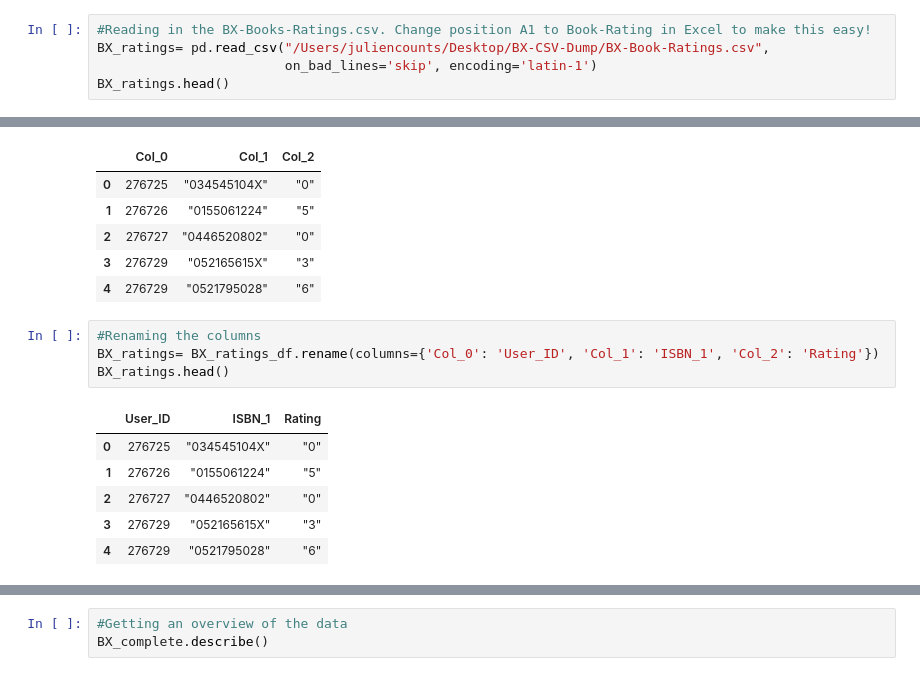
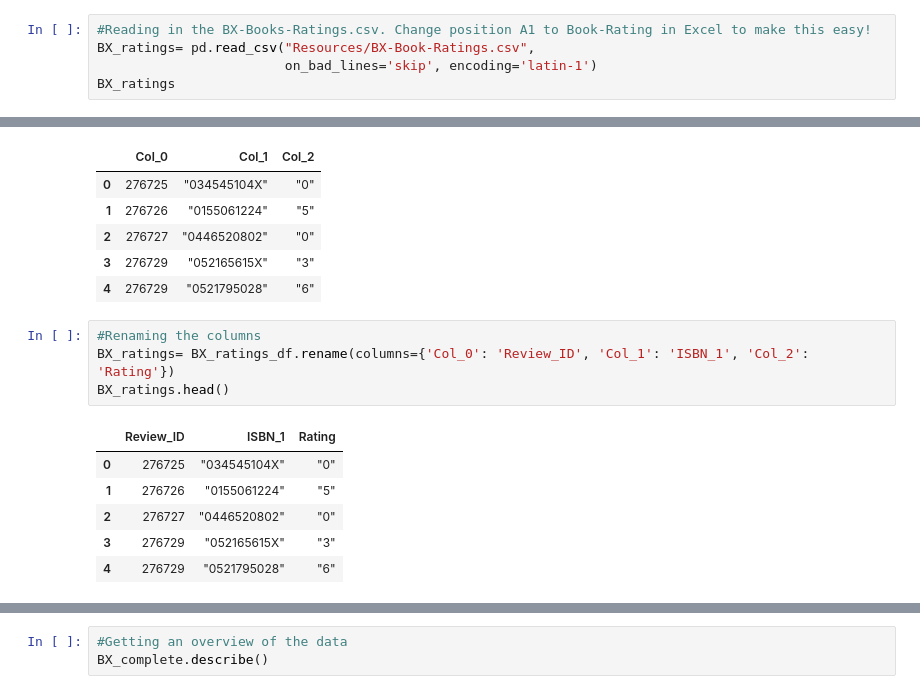
Before and after one commit to kalashnikovkid/Final_Project_4, a Jupyter notebook: BX_ETL.ipynb, the cells around one changed output, grey strips where cells are left out. Saved outputs shown, nothing was run; the diff lists cells and outputs as text.

```diff
--- a/BX_ETL.ipynb
+++ b/BX_ETL.ipynb
@@ -74,8 +92,8 @@ BX_1.head()
 # %%
 #Reading in the BX-Books-Ratings.csv. Change position A1 to Book-Rating in Excel to make this easy!
-BX_ratings= pd.read_csv("/Users/juliencounts/Desktop/BX-CSV-Dump/BX-Book-Ratings.csv",
+BX_ratings= pd.read_csv("Resources/BX-Book-Ratings.csv",
                         on_bad_lines='skip', encoding='latin-1')
-BX_ratings.head()
+BX_ratings
 # %% [output]
 |  | Book-Rating | Unnamed: 1 | Unnamed: 2 |
 | 0 | 276725;"034545104X";"0" | NaN | NaN |
@@ -107,10 +132,10 @@ BX_ratings_df.head()
 | 4 | 276729 | "0521795028" | "6" |
 # %%
 #Renaming the columns
-BX_ratings= BX_ratings_df.rename(columns={'Col_0': 'User_ID', 'Col_1': 'ISBN_1', 'Col_2': 'Rating'})
+BX_ratings= BX_ratings_df.rename(columns={'Col_0': 'Review_ID', 'Col_1': 'ISBN_1', 'Col_2': 'Rating'})
 BX_ratings.head()
 # %% [output]
-|  | User_ID | ISBN_1 | Rating |
+|  | Review_ID | ISBN_1 | Rating |
 | 0 | 276725 | "034545104X" | "0" |
 | 1 | 276726 | "0155061224" | "5" |
 | 2 | 276727 | "0446520802" | "0" |
```
Also changed, not shown: parts of 18 cells of this notebook, 8 other files.
